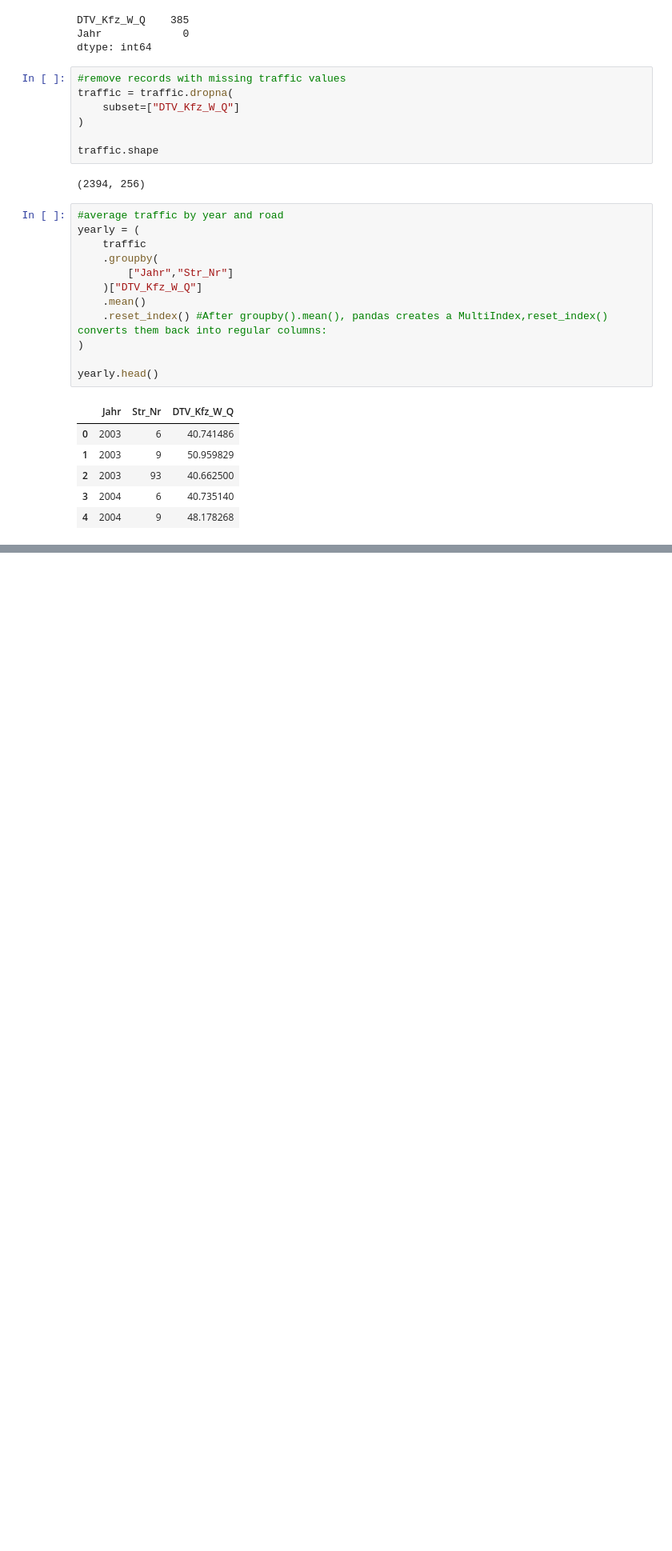
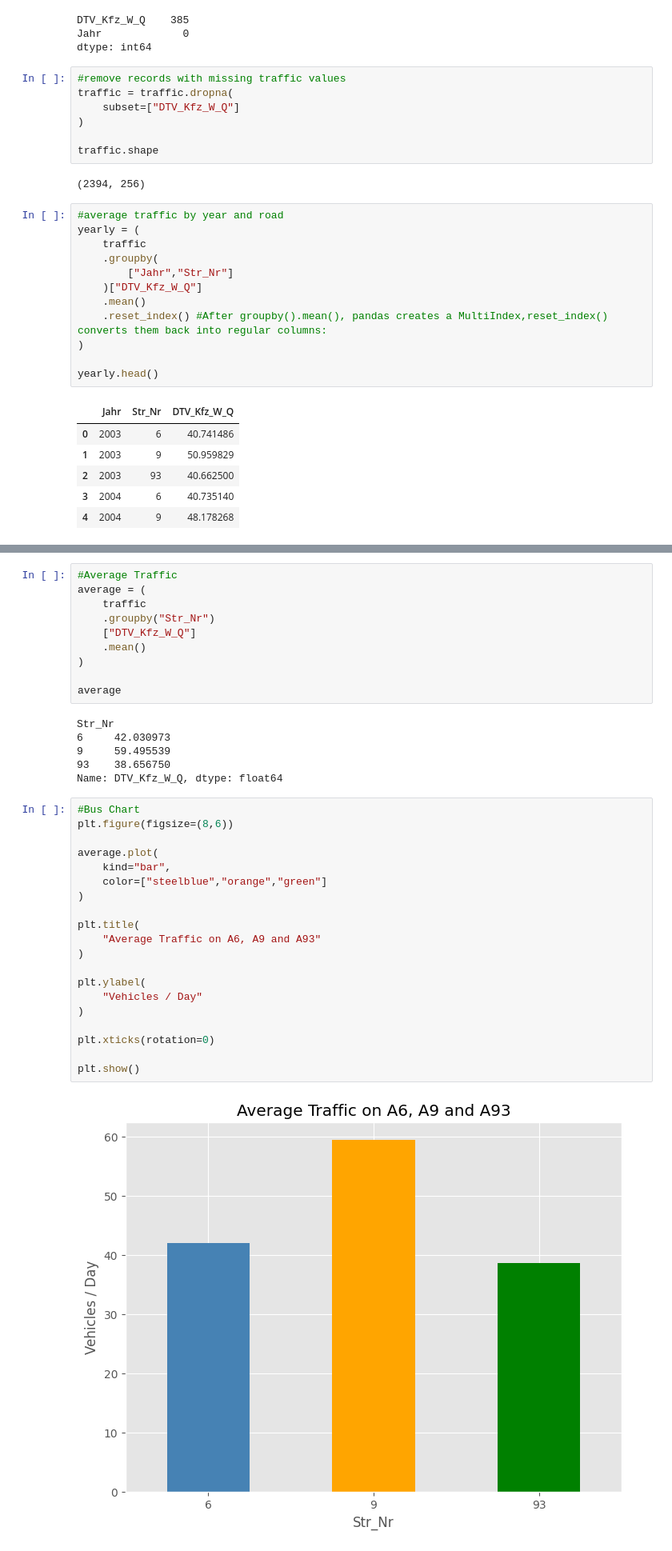
Before and after one commit to Vikhyathsai11/PRS-Project, a Jupyter notebook: notebook/03_Traffic_Evolution.ipynb, the cells around one changed output, grey strips where cells are left out. Shown at 80% size. Drawn from its saved outputs; the diff is of its cells as text; blank space fills up the shorter version.

```diff
--- a/notebook/03_Traffic_Evolution.ipynb
+++ b/notebook/03_Traffic_Evolution.ipynb
@@ -70,0 +162,38 @@ yearly.head()
+# %%
+#Average Traffic
+average = (
+    traffic
+    .groupby("Str_Nr")
+    ["DTV_Kfz_W_Q"]
+    .mean()
+)
+
+average
+# %% [output]
+Str_Nr
+6     42.030973
+9     59.495539
+93    38.656750
+Name: DTV_Kfz_W_Q, dtype: float64
+# %%
+#Bus Chart
+plt.figure(figsize=(8,6))
+
+average.plot(
+    kind="bar",
+    color=["steelblue","orange","green"]
+)
+
+plt.title(
+    "Average Traffic on A6, A9 and A93"
+)
+
+plt.ylabel(
+    "Vehicles / Day"
+)
+
+plt.xticks(rotation=0)
+
+plt.show()
+# %% [output]
+[figure, added]
```
Also changed, not shown: parts of 14 cells of this notebook, 1 other file.
